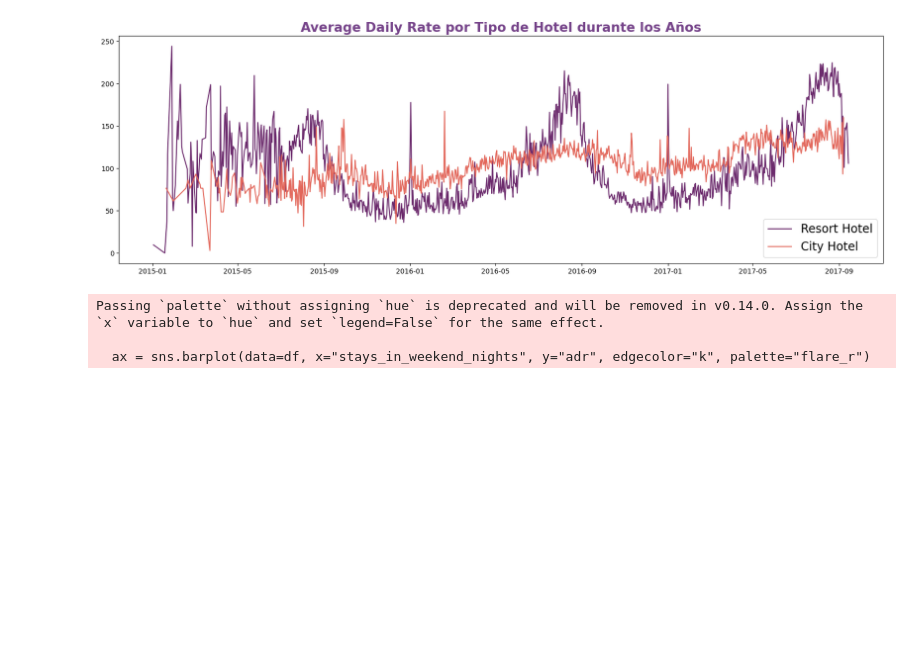
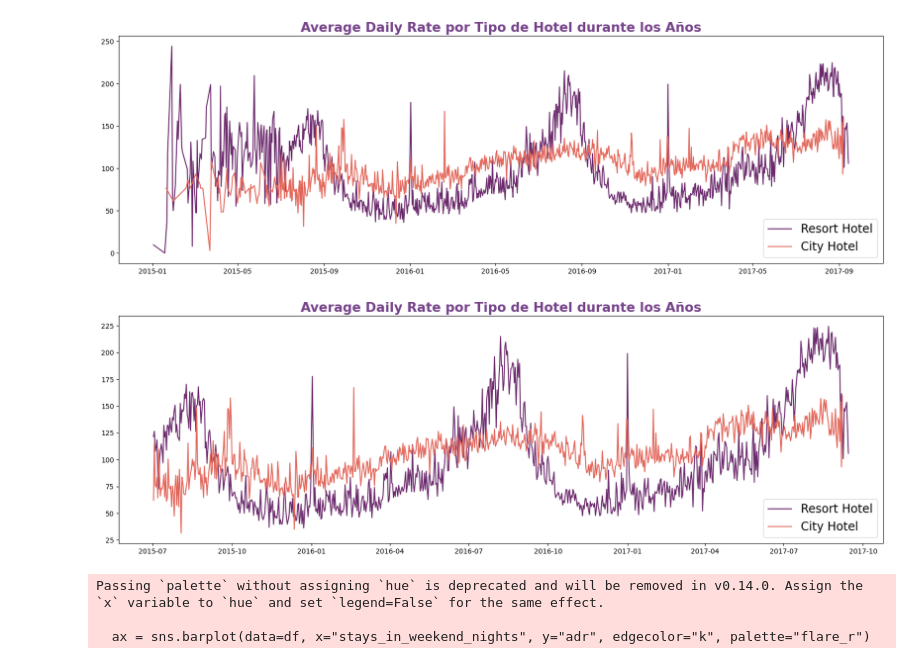
Before and after one commit to josevig/Hito2_DISIA, a Jupyter notebook: LibretaHito2.ipynb, the cells around one changed output. Drawn from its saved outputs; the diff is of its cells as text; code cells hidden in the pictures; blank space fills up the shorter version.

```diff
--- a/LibretaHito2.ipynb
+++ b/LibretaHito2.ipynb
@@ -224,6 +223,39 @@ plt.legend(fontsize = 17, loc = "lower right")
 plt.show()
 # %% [output]
 [figure]
+# %%
+start_date = datetime.strptime("2015-07", "%Y-%m").date()
+
+df['reservation_status_date'] = pd.to_datetime(df['reservation_status_date']).dt.date
+
+df_filtered = df[df['reservation_status_date'] >= start_date]
+# %%
+resort_hotel_adr = df[df["hotel"] == "Resort Hotel"].groupby("reservation_status_date")["adr"].mean().reset_index()
+resort_hotel_adr.sort_values("reservation_status_date", inplace = True)
+
+city_hotel_adr = df[df["hotel"] == "City Hotel"].groupby("reservation_status_date")["adr"].mean().reset_index()
+city_hotel_adr.sort_values("reservation_status_date", inplace = True)
+start_date = datetime.strptime("2015-07", "%Y-%m").date()
+end_date = datetime.strptime("2017-10", "%Y-%m").date()
+
+resort_hotel_adr = resort_hotel_adr[(resort_hotel_adr["reservation_status_date"] > start_date) &
+                                    (resort_hotel_adr["reservation_status_date"] < end_date)]
+
+city_hotel_adr = city_hotel_adr[(city_hotel_adr["reservation_status_date"] > start_date) &
+                                (city_hotel_adr["reservation_status_date"] < end_date)]
+plt.figure(figsize = (20, 6))
+
+colors = sns.color_palette("flare_r")
+
+plt.plot(resort_hotel_adr["reservation_status_date"], resort_hotel_adr["adr"], label = "Resort Hotel", color = colors[0])
+plt.plot(city_hotel_adr["reservation_status_date"], city_hotel_adr["adr"], label = "City Hotel", color = colors[4])
+
+plt.title("Average Daily Rate por Tipo de Hotel durante los Años", size = 19, weight = "bold", color = "#76448A")
+plt.legend(fontsize = 17, loc = "lower right")
+
+plt.show()
+# %% [output]
+[figure, added]
 # %%
 plt.figure(figsize=(8, 4))
 
```
Also changed, not shown: parts of 4 cells of this notebook.
